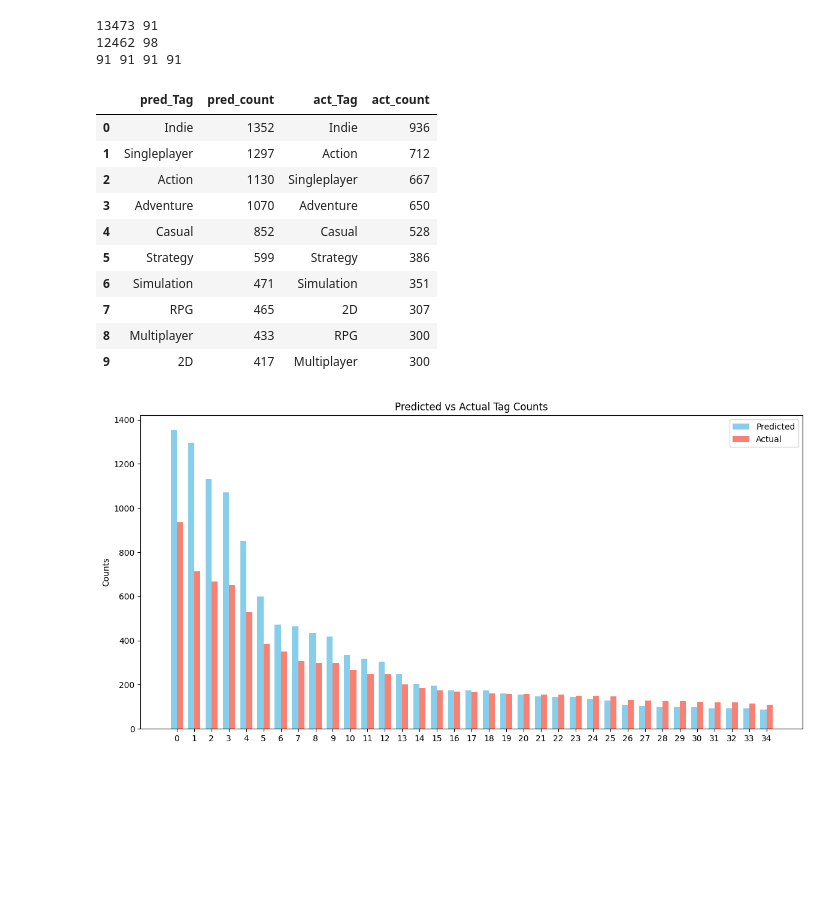
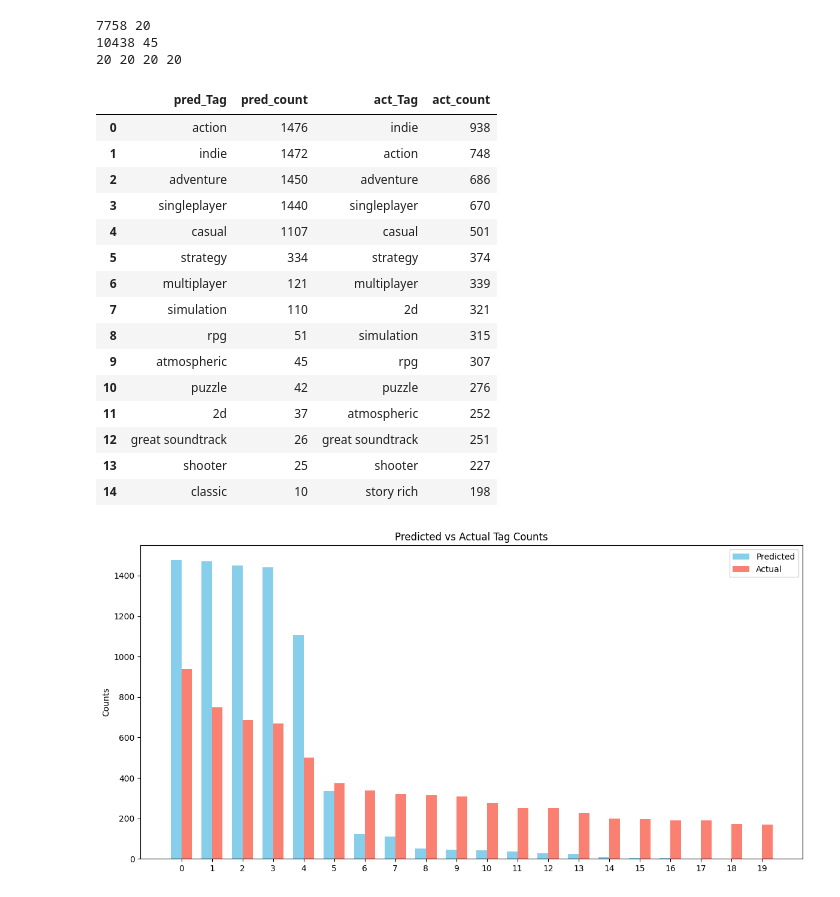
Before and after one commit to JorisVlaar/NLP_Project_Group_36, a Jupyter notebook: project2.ipynb, the cells around one changed output. Saved outputs shown, nothing was run; the diff lists cells and outputs as text; code cells hidden in the pictures; blank space fills up the shorter version.

Commit message:
cleanup, renamed all to app_id, reran project2 to get best results for top 45 tags

```diff
--- a/project2.ipynb
+++ b/project2.ipynb
@@ -268,6 +221,9 @@ Encoding text to embeddings...
 # -----------------------------
 print("Encoding tags to multilabel format...")
 mlb = MultiLabelBinarizer()
-y = mlb.fit_transform(game_reviews['tags'])
+y = mlb.fit_transform(game_reviews_filtered['tags'])
+
+print(filtered_embeddings.shape)
+print(y.shape)
 # %% [output]
 Encoding tags to multilabel format...
@@ -277,7 +235,7 @@ Encoding tags to multilabel format...
 # -----------------------------
 print("Splitting data into train and test sets...")
 X_train, X_test, y_train, y_test, train_ids, test_ids, train_names, test_names = train_test_split(
-    data, y, game_reviews['app_id'], game_reviews['app_name'], test_size=0.15, random_state=69
+    filtered_embeddings, y, game_reviews_filtered['app_id'], game_reviews_filtered['app_name'], test_size=0.15, random_state=42
 )
 
 print(X_train.shape, y_train.shape, X_test.shape, y_test.shape)
@@ -361,6 +319,6 @@ def get_treshhold_tags(probs, threshold=0.25):
         dynamic_pred_tags.append(tags)
     return dynamic_pred_tags
 # %%
-# probsl = simple_linear(X_train, y_train)
+probsl = simple_linear(X_train, y_train)
 # probsm = median_class_weights_linear(X_train, y_train, X_test)
-kprobs = kfoldprobs(X_train, y_train, X_test, n_splits=10)
+# kprobs = kfoldprobs(X_train, y_train, X_test, n_splits=10)
@@ -367,17 +361,15 @@ kprobs = kfoldprobs(X_train, y_train, X_test, n_splits=10)
 # %%
-for i in [0.1, 0.15, 0.2, 0.25]:
+for i in [0.1, 0.15, 0.2, 0.25, .3]:
     print("\n ----------- \nResults for threshold =", i)
-    # top_n_pred_tags = get_treshhold_tags(probsl, threshold=i)
+    top_n_pred_tags = get_treshhold_tags(probsl, threshold=i)
     # print("Results for simple linear model:")
     # ceval(top_n_pred_tags)
     # top_n_pred_tags = get_top_n_tags(probsl, top_n=8)
     # print("\n ----------- \nResults for simple linear model (top 8):")
-    # ceval(top_n_pred_tags)
-    # top_n_pred_tags = get_treshhold_tags(probsm, threshold=0.35)
-    # print("\n ----------- \nResults for median class weights linear model:")
-    # ceval(top_n_pred_tags)
-    top_n_pred_tags = get_treshhold_tags( kprobs, threshold=i)
-    print("\n ----------- \nResults for k-fold model:")
+    # top_n_pred_tags = get_treshhold_tags(probsm, threshold=i)
+    print("\n ----------- \nResults for median class weights linear model:")
+    # top_n_pred_tags = get_treshhold_tags( kprobs, threshold=i)
+    # print("\n ----------- \nResults for k-fold model:")
     ceval(top_n_pred_tags)
 # %% [output]
  -----------
@@ -539,50 +530,55 @@ df_compare = pd.DataFrame({
     'act_count': [s for s in top_act[1]]
 })
 
-df_compare.head(10)
+df_compare.head(15)
 # %% [output]
-13473 91
-12462 98
-91 91 91 91
+7758 20
+10438 45
+20 20 20 20
 |  | pred_Tag | pred_count | act_Tag | act_count |
-| 0 | Indie | 1352 | Indie | 936 |
-| 1 | Singleplayer | 1297 | Action | 712 |
-| 2 | Action | 1130 | Singleplayer | 667 |
-| 3 | Adventure | 1070 | Adventure | 650 |
-| 4 | Casual | 852 | Casual | 528 |
-| 5 | Strategy | 599 | Strategy | 386 |
-| 6 | Simulation | 471 | Simulation | 351 |
-| 7 | RPG | 465 | 2D | 307 |
-| 8 | Multiplayer | 433 | RPG | 300 |
-| 9 | 2D | 417 | Multiplayer | 300 |
+| 0 | action | 1476 | indie | 938 |
+| 1 | indie | 1472 | action | 748 |
+| 2 | adventure | 1450 | adventure | 686 |
+| 3 | singleplayer | 1440 | singleplayer | 670 |
+| 4 | casual | 1107 | casual | 501 |
+| 5 | strategy | 334 | strategy | 374 |
+| 6 | multiplayer | 121 | multiplayer | 339 |
+| 7 | simulation | 110 | 2d | 321 |
+| 8 | rpg | 51 | simulation | 315 |
+| 9 | atmospheric | 45 | rpg | 307 |
+| 10 | puzzle | 42 | puzzle | 276 |
+| 11 | 2d | 37 | atmospheric | 252 |
+| 12 | great soundtrack | 26 | great soundtrack | 251 |
+| 13 | shooter | 25 | shooter | 227 |
+| 14 | classic | 10 | story rich | 198 |
 # %%
 
 def countHistogram(df_compare:pd.DataFrame, top=35, labels=True):
     top_n = top
     df_top = df_compare.head(top_n)
 
     x = np.arange(top_n)  # positions for each tag
     width = 0.35          # width of bars
 
     fig, ax = plt.subplots(figsize=(12,6))
 
     # Bars
     ax.bar(x - width/2, df_top['pred_count'], width, label='Predicted', color='skyblue')
     ax.bar(x + width/2, df_top['act_count'], width, label='Actual', color='salmon')
 
     # Labels
     ax.set_ylabel('Counts')
     ax.set_title('Predicted vs Actual Tag Counts')
     ax.set_xticks(x)
     if labels:
         ax.set_xticklabels(df_top['pred_Tag'], rotation=45, ha='right')
     ax.legend()
 
     plt.tight_layout()
     plt.show()
 
-countHistogram(df_compare, labels=False)
+countHistogram(df_compare, top=min(np.unique(np.concatenate(top_n_pred_tags)).size, 30),labels=False)
 # %% [output]
-[figure, old version]
+[figure, new version]
 # %%
 # Make a mapping from predicted tags to their counts
```
Also changed, not shown: parts of 27 cells of this notebook, 8 other files.
